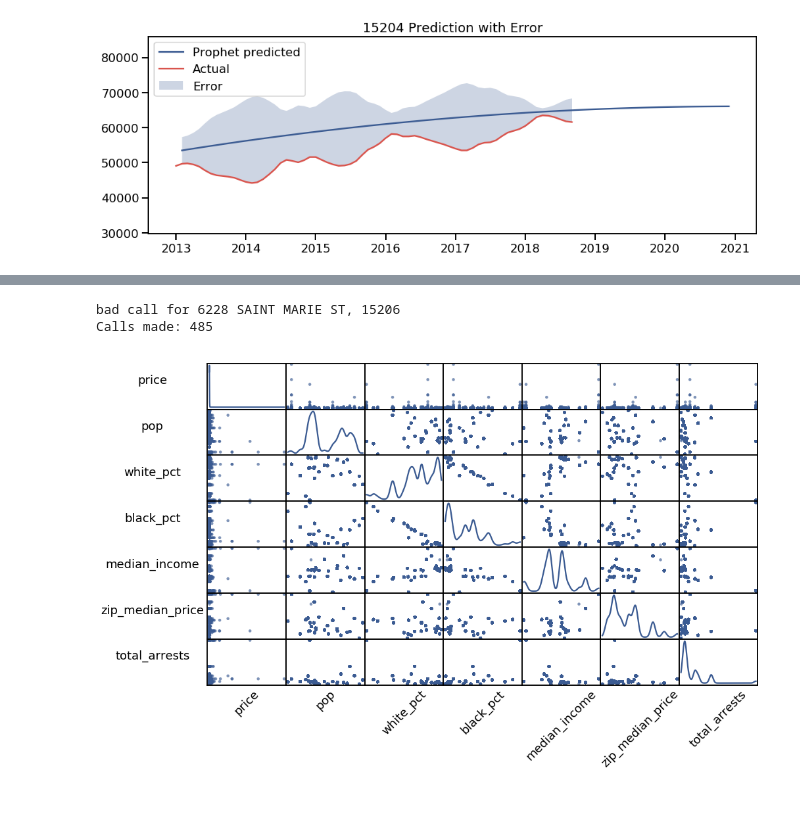
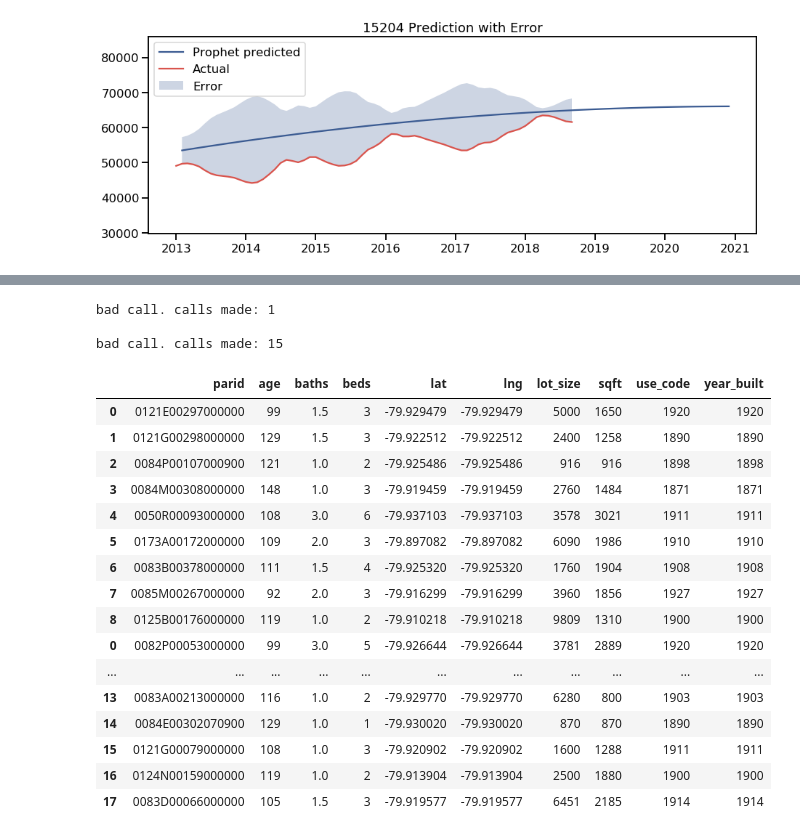
Before and after one commit to oxenfree/Pittsburgh-Real-Estate-Data-Analysis, a Jupyter notebook: main.ipynb, the cells around one changed output, grey strips where cells are left out. Drawn from its saved outputs; the diff is of its cells as text; code cells hidden in the pictures; blank space fills up the shorter version.

Commit message:
adding in zillow calls

```diff
--- a/main.ipynb
+++ b/main.ipynb
@@ -388,23 +389,50 @@ from zillow import ZillowError
 from local import *
 zapi_key = ZILLOW_API_KEY
 zapi = zillow.ValuationApi()
+# %%
+import glob
+pwd = os.getcwd()
+encyclopedia = {
+    'good_calls': {
+        'path': f'{pwd}/data/good_calls/'
+    },
+    'bad_calls': {
+        'path': f'{pwd}/data/bad_calls/'
+    }
+}
+already_called = []
+for name, dictionary in encyclopedia.items():
+    path = dictionary['path']
+    if os.path.isdir(path):
+        for file in glob.glob(f'{path}/*'):
+            df = pd.read_csv(file, index_col=0)
+            try:
+                dictionary['frame'] = pd.concat([dictionary['frame'], df])
+            except KeyError:
+                dictionary['frame'] = df
+            called = df.parid.tolist()
+            if len(called):
+                already_called.extend(called)
 # %%
 from datetime import datetime
 year = datetime.now().year + 1 # we're adding one year because it's Dec 2018
-api_limit = 4800
+api_limit = 20
+count_down = api_limit
 house_details = {}
 bad_calls = {}
 for row in whole_enchilada.iterrows():
     id = row[1].parid
-    api_limit -= 1
+    if id in already_called:
+        continue
+    count_down -= 1
     try:
         house = zapi.GetDeepSearchResults(zapi_key, row[1].street_address, row[1].zip_code)
     except ZillowError:
-        print(f'bad call for {row[1].street_address}, {row[1].zip_code}')
-        print(f'Calls made: {500 - api_limit} \n')
+        print(f'bad call. calls made: {api_limit - count_down} \n')
         bad_calls[id] = f'{row[1].street_address}, {row[1].zip_code}'
         continue
     ext_data = house.get_dict()['extended_data']
+    address = house.get_dict()['full_address']
     if ext_data['year_built'] is not None:
         age = year - int(ext_data['year_built'])
     house_details[id] = {
@@ -414,9 +442,12 @@ for row in whole_enchilada.iterrows():
         'sqft': ext_data['finished_sqft'],
         'baths': ext_data['bathrooms'],
         'beds': ext_data['bedrooms'],
+        'lng': address['longitude'],
+        'lat': address['longitude']
     }
-    if api_limit == 1:
+    if count_down == 1:
         break
 # %% [output]
-bad call for 6228 SAINT MARIE ST, 15206
-Calls made: 485
+bad call. calls made: 1
+
+bad call. calls made: 15
@@ -423,6 +471,27 @@ Calls made: 485
+# %%
+encyclopedia['good_calls']['frame']
+# %% [output]
+|  | parid | age | baths | beds | lat | lng | lot_size | sqft | use_code | year_built |
+| 0 | 0121E00297000000 | 99 | 1.5 | 3 | -79.929479 | -79.929479 | 5000 | 1650 | 1920 | 1920 |
+| 1 | 0121G00298000000 | 129 | 1.5 | 3 | -79.922512 | -79.922512 | 2400 | 1258 | 1890 | 1890 |
+| 2 | 0084P00107000900 | 121 | 1.0 | 2 | -79.925486 | -79.925486 | 916 | 916 | 1898 | 1898 |
+| 3 | 0084M00308000000 | 148 | 1.0 | 3 | -79.919459 | -79.919459 | 2760 | 1484 | 1871 | 1871 |
+| 4 | 0050R00093000000 | 108 | 3.0 | 6 | -79.937103 | -79.937103 | 3578 | 3021 | 1911 | 1911 |
+| 5 | 0173A00172000000 | 109 | 2.0 | 3 | -79.897082 | -79.897082 | 6090 | 1986 | 1910 | 1910 |
+| 6 | 0083B00378000000 | 111 | 1.5 | 4 | -79.925320 | -79.925320 | 1760 | 1904 | 1908 | 1908 |
+| 7 | 0085M00267000000 | 92 | 2.0 | 3 | -79.916299 | -79.916299 | 3960 | 1856 | 1927 | 1927 |
+| 8 | 0125B00176000000 | 119 | 1.0 | 2 | -79.910218 | -79.910218 | 9809 | 1310 | 1900 | 1900 |
+| 0 | 0082P00053000000 | 99 | 3.0 | 5 | -79.926644 | -79.926644 | 3781 | 2889 | 1920 | 1920 |
+| ... | ... | ... | ... | ... | ... | ... | ... | ... | ... | ... |
+| 13 | 0083A00213000000 | 116 | 1.0 | 2 | -79.929770 | -79.929770 | 6280 | 800 | 1903 | 1903 |
+| 14 | 0084E00302070900 | 129 | 1.0 | 1 | -79.930020 | -79.930020 | 870 | 870 | 1890 | 1890 |
+| 15 | 0121G00079000000 | 108 | 1.0 | 3 | -79.920902 | -79.920902 | 1600 | 1288 | 1911 | 1911 |
+| 16 | 0124N00159000000 | 119 | 1.0 | 2 | -79.913904 | -79.913904 | 2500 | 1880 | 1900 | 1900 |
+| 17 | 0083D00066000000 | 105 | 1.5 | 3 | -79.919577 | -79.919577 | 6451 | 2185 | 1914 | 1914 |
 # %%
 from pandas.plotting import scatter_matrix
-sm = scatter_matrix(whole_enchilada, figsize=(15, 9), diagonal='kde', alpha=.65)
+numerics = ['total_arrests', 'zip_median_price', 'median_income', 'black_pct', 'white_pct', 'pop', 'price']
+sm = scatter_matrix(np.log(whole_enchilada[numerics]), figsize=(15, 9), diagonal='kde', alpha=.65)
 #Change label rotation
 [s.xaxis.label.set_rotation(45) for s in sm.reshape(-1)]
 [s.yaxis.label.set_rotation(0) for s in sm.reshape(-1)]
@@ -435,5 +504,3 @@ sm = scatter_matrix(whole_enchilada, figsize=(15, 9), diagonal='kde', alpha=.65)
 [s.set_yticks(()) for s in sm.reshape(-1)]
 
 plt.show()
-# %% [output]
-[figure, removed]
```
Also changed, not shown: parts of 5 cells of this notebook.
